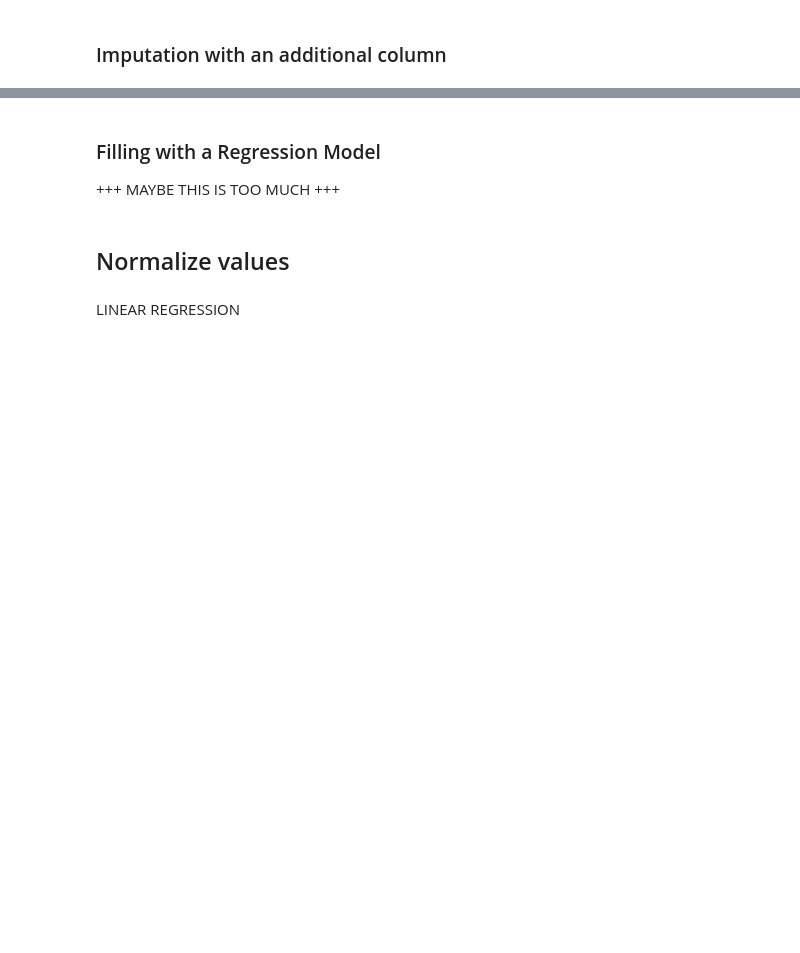
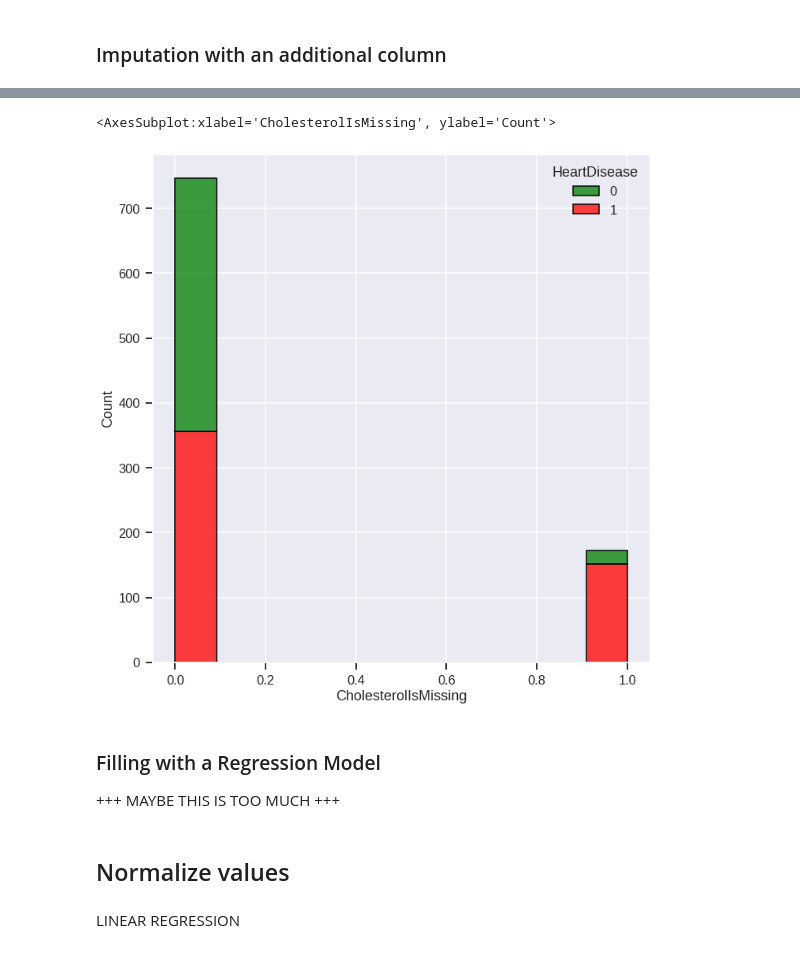
Before and after one commit to MichaelPlug/FDS_Project_HFD, a Jupyter notebook: Project_notebook.ipynb, the cells around one changed output, grey strips where cells are left out. Cells and saved outputs as stored; diff of their text form; code cells hidden in the pictures; blank space fills up the shorter version.

```diff
--- a/Project_notebook.ipynb
+++ b/Project_notebook.ipynb
@@ -354,9 +352,9 @@ df_fill.Cholesterol.replace(0, 244.635389)
 df_fill["RestingBP"].replace(0, 133.022788)
 df_fill.describe()
 '''
-cleanup_nums = {"Cholesterol":     {0: 244.635389},
+cleanup_inconsisten = {"Cholesterol":     {0: 244.635389},
                 "RestingBP":      {0: 133.022788},
                }
-df_mean = df.replace(cleanup_nums)
+df_mean = df.replace(cleanup_inconsisten)
 # %%
 df.describe()
@@ -365,2 +383,17 @@ df_mean.describe()
 # %% [markdown]
 ### Imputation with an additional column
+# %%
+df_extraC = pd.read_csv('dataset.csv')
+df_extraC['CholesterolIsMissing'] = df_extraC['Cholesterol'] == 0
+from sklearn.impute import SimpleImputer
+my_imputer = SimpleImputer(strategy = 'median')
+#data_new = my_imputer.fit_transform(df_extraC)
+
+cleanup_inconsisten = {"Cholesterol":     {0: 244.635389},
+                "RestingBP":      {0: 133.022788},
+                'CholesterolIsMissing': {False: 0, True: 1},
+               }
+df_extraC = df_extraC.replace(cleanup_inconsisten)
+df_extraC = df_extraC.replace(cleanup_nums)
+
+df_extraC.describe()
@@ -367,3 +410,15 @@ df_mean.describe()
+# %%
+oe=['g','r']
+fig = plt.figure(figsize=(10,10))
+
+plt.subplot(1,1,1)
+plt.style.use('seaborn')
+plt.tight_layout()
+sns.set_context('talk')
+sns.histplot(data=df_extraC, x="CholesterolIsMissing", hue="HeartDisease",multiple="stack",palette=oe)
+# %% [output]
+<AxesSubplot:xlabel='CholesterolIsMissing', ylabel='Count'>
+[figure, added]
 # %% [markdown]
 ### Filling with a Regression Model
 
```
Also changed, not shown: parts of 24 cells of this notebook.
